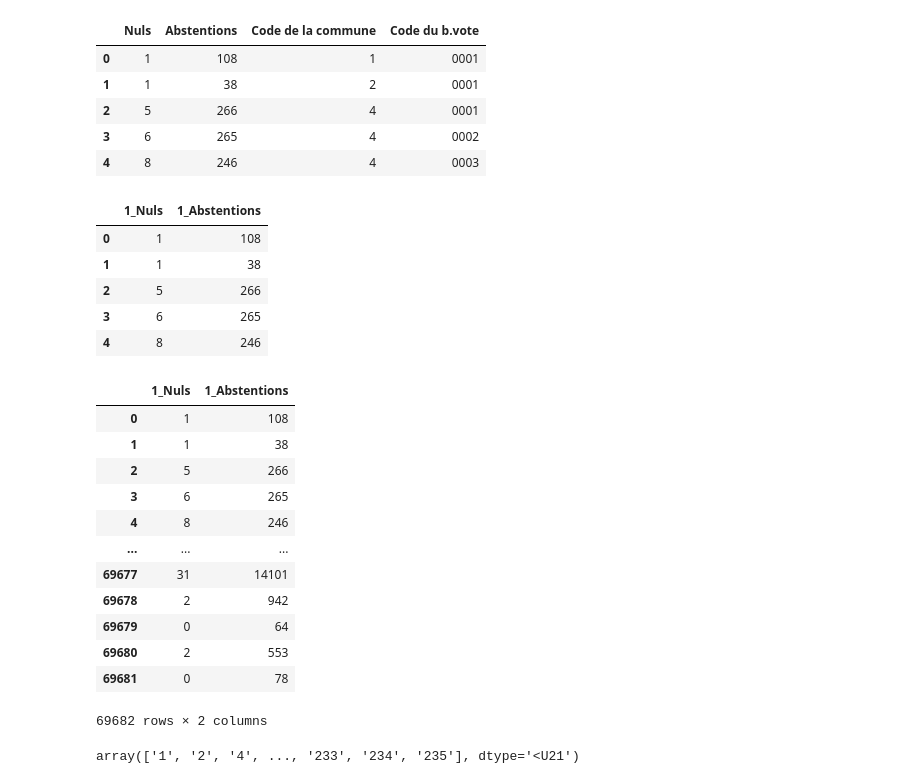
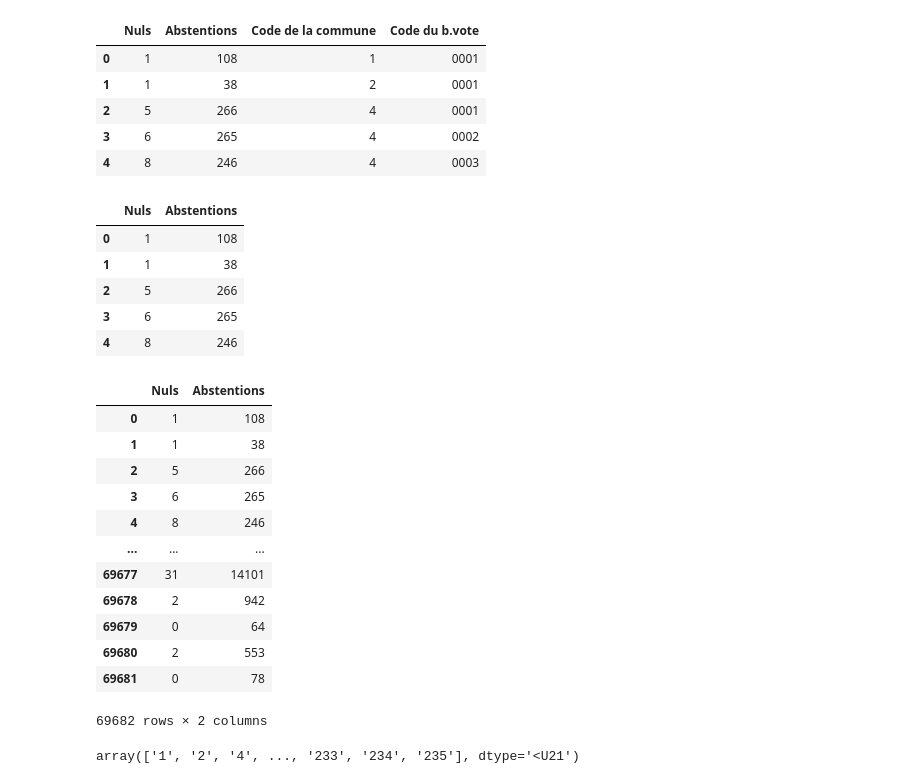
Before and after one commit to laurentperrinet/2022-05-04_transfert-des-voix, a Jupyter notebook: 2022-05-04_transfert-des-voix.ipynb, the cells around one changed output. Drawn from its saved outputs; the diff is of its cells as text; code cells hidden in the pictures.

```diff
--- a/2022-05-04_transfert-des-voix.ipynb
+++ b/2022-05-04_transfert-des-voix.ipynb
@@ -81,11 +81,11 @@ df.head()
 | 3 | 6 | 265 | 4 | 0002 |
 | 4 | 8 | 246 | 4 | 0003 |
 # %%
-df_1 = T1[['Nuls', 'Abstentions']].copy()
+df_1 = T1[['Nuls', 'Blancs', 'Abstentions']].copy()
 #df_1 = df_1.rename(columns={"Nuls": "1_Nuls", "Abstentions": "1_Abstentions"})
 df_1.head()
 # %% [output]
-|  | 1_Nuls | 1_Abstentions |
+|  | Nuls | Abstentions |
 | 0 | 1 | 108 |
 | 1 | 1 | 38 |
 | 2 | 5 | 266 |
@@ -94,7 +94,7 @@ df_1.head()
 # %%
 df_1
 # %% [output]
-|  | 1_Nuls | 1_Abstentions |
+|  | Nuls | Abstentions |
 | 0 | 1 | 108 |
 | 1 | 1 | 38 |
 | 2 | 5 | 266 |
```
Also changed, not shown: parts of 28 cells of this notebook.
